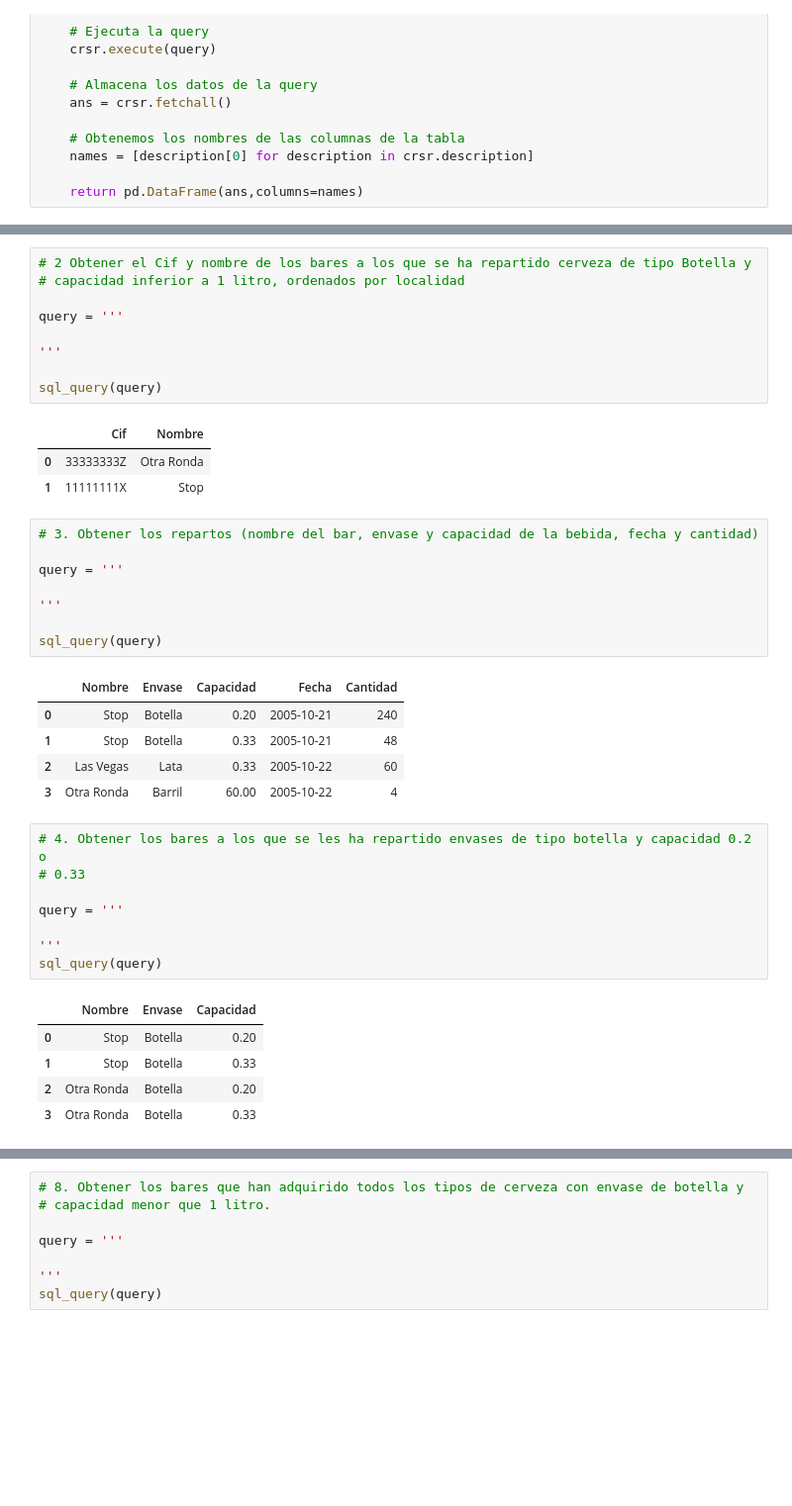
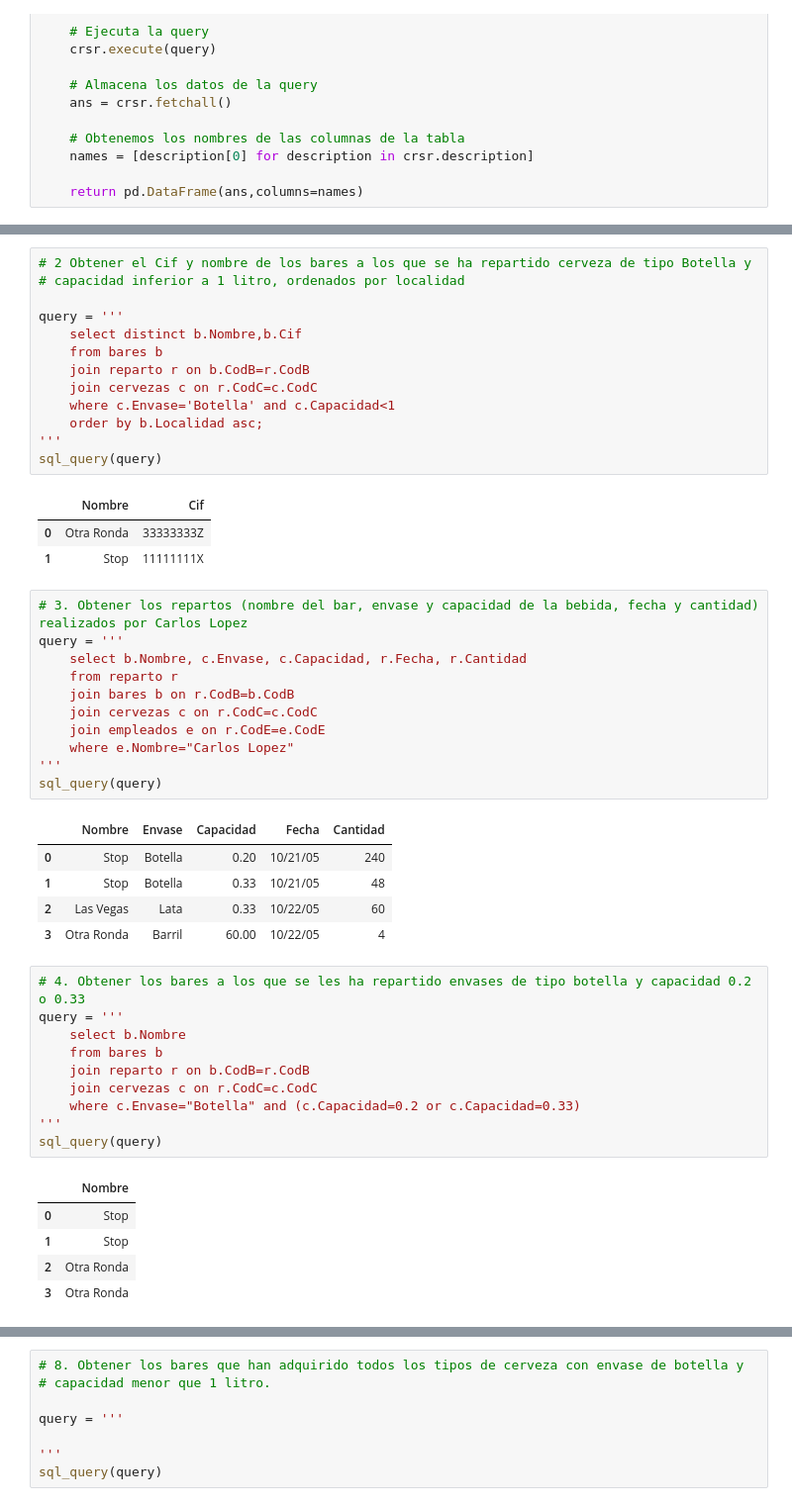
Before and after one commit to jaimeMatea/0926_ds_sql_thebridge, a Jupyter notebook: 0926_ds_sql_thebridge-main/Practica/1-Ejercicios/Cervezas/cervezas - vacío.ipynb, the cells around one changed output, grey strips where cells are left out. Shown at 99% size. Drawn from its saved outputs; the diff is of its cells as text; blank space fills up the shorter version.

```diff
--- a/0926_ds_sql_thebridge-main/Practica/1-Ejercicios/Cervezas/cervezas - vacío.ipynb
+++ b/0926_ds_sql_thebridge-main/Practica/1-Ejercicios/Cervezas/cervezas - vacío.ipynb
@@ -133,40 +170,49 @@ sql_query(query)
 # capacidad inferior a 1 litro, ordenados por localidad
 
 query = '''
-
+    select distinct b.Nombre,b.Cif
+    from bares b
+    join reparto r on b.CodB=r.CodB
+    join cervezas c on r.CodC=c.CodC
+    where c.Envase='Botella' and c.Capacidad<1
+    order by b.Localidad asc;
 '''
-
 sql_query(query)
 # %% [output]
-|  | Cif | Nombre |
-| 0 | 33333333Z | Otra Ronda |
-| 1 | 11111111X | Stop |
+|  | Nombre | Cif |
+| 0 | Otra Ronda | 33333333Z |
+| 1 | Stop | 11111111X |
 # %%
-# 3. Obtener los repartos (nombre del bar, envase y capacidad de la bebida, fecha y cantidad)
-
+# 3. Obtener los repartos (nombre del bar, envase y capacidad de la bebida, fecha y cantidad) realizados por Carlos Lopez
 query = '''
-
+    select b.Nombre, c.Envase, c.Capacidad, r.Fecha, r.Cantidad
+    from reparto r
+    join bares b on r.CodB=b.CodB
+    join cervezas c on r.CodC=c.CodC
+    join empleados e on r.CodE=e.CodE
+    where e.Nombre="Carlos Lopez"
 '''
-
 sql_query(query)
 # %% [output]
 |  | Nombre | Envase | Capacidad | Fecha | Cantidad |
-| 0 | Stop | Botella | 0.20 | 2005-10-21 | 240 |
-| 1 | Stop | Botella | 0.33 | 2005-10-21 | 48 |
-| 2 | Las Vegas | Lata | 0.33 | 2005-10-22 | 60 |
-| 3 | Otra Ronda | Barril | 60.00 | 2005-10-22 | 4 |
+| 0 | Stop | Botella | 0.20 | 10/21/05 | 240 |
+| 1 | Stop | Botella | 0.33 | 10/21/05 | 48 |
+| 2 | Las Vegas | Lata | 0.33 | 10/22/05 | 60 |
+| 3 | Otra Ronda | Barril | 60.00 | 10/22/05 | 4 |
 # %%
-# 4. Obtener los bares a los que se les ha repartido envases de tipo botella y capacidad 0.2 o
-# 0.33
-
+# 4. Obtener los bares a los que se les ha repartido envases de tipo botella y capacidad 0.2 o 0.33
 query = '''
-
+    select b.Nombre
+    from bares b
+    join reparto r on b.CodB=r.CodB
+    join cervezas c on r.CodC=c.CodC
+    where c.Envase="Botella" and (c.Capacidad=0.2 or c.Capacidad=0.33)
 '''
 sql_query(query)
 # %% [output]
-|  | Nombre | Envase | Capacidad |
-| 0 | Stop | Botella | 0.20 |
-| 1 | Stop | Botella | 0.33 |
-| 2 | Otra Ronda | Botella | 0.20 |
-| 3 | Otra Ronda | Botella | 0.33 |
+|  | Nombre |
+| 0 | Stop |
+| 1 | Stop |
+| 2 | Otra Ronda |
+| 3 | Otra Ronda |
 # %%
```
Also changed, not shown: parts of 19 cells of this notebook, 2 other files.
